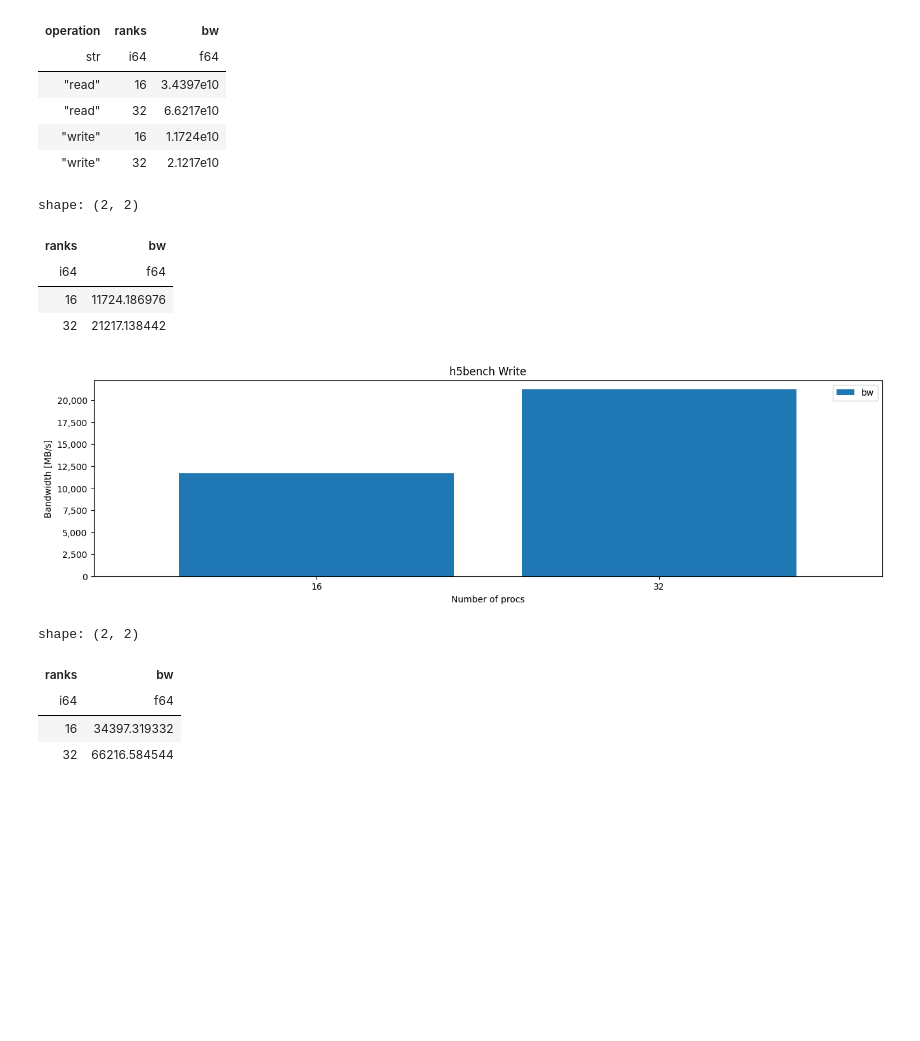
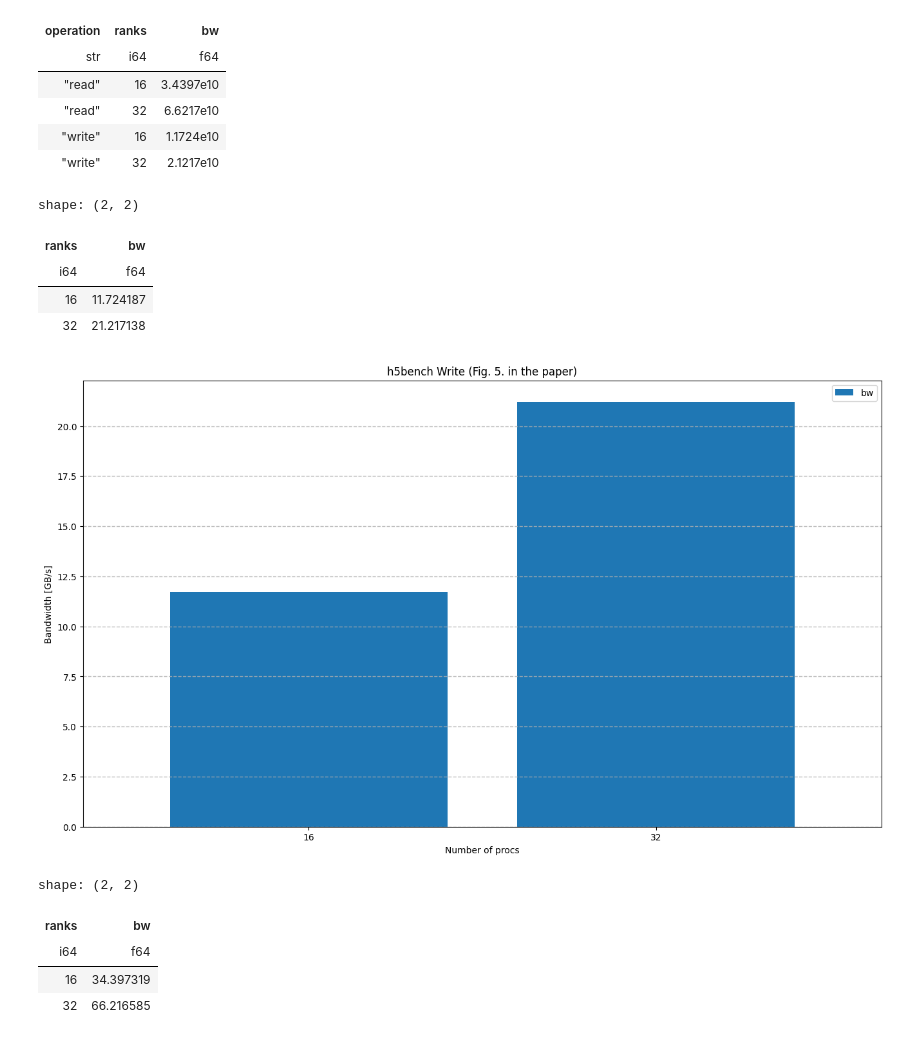
Before and after one commit to tsukuba-hpcs/peanuts-playground, a Jupyter notebook: src/h5bench.ipynb, the cells around one changed output. Drawn from its saved outputs; the diff is of its cells as text; code cells hidden in the pictures; blank space fills up the shorter version.

Commit message:
Improve graph plotting

```diff
--- a/src/h5bench.ipynb
+++ b/src/h5bench.ipynb
@@ -85,39 +85,40 @@ shape: (4, 3)
 | "write" | 32 | 2.1217e10 |
 # %%
 for ops in ["write", "read"]:
-    fig = plt.figure(figsize=(16, 4), dpi=100)
+    fig = plt.figure(figsize=(16, 9), dpi=100)
     fig.patch.set_alpha(1)
     ax = (
         df_plot
         .filter(pl.col("operation") == ops)
         .select("ranks", "bw")
-        .with_columns(bw=pl.col("bw") / 10**6)
+        .with_columns(bw=pl.col("bw") / 10**9)
         .pipe(lambda df: (display(df), df)[-1])
         .to_pandas()
         .set_index("ranks")
         .plot(
             ax=fig.add_subplot(),
             kind="bar",
             xlabel="Number of procs",
-            ylabel="Bandwidth [MB/s]",
+            ylabel="Bandwidth [GB/s]",
             legend=True,
             rot=0,
             width=0.8,
         )
 
     )
-    ax.set_title(f"h5bench {ops.capitalize()}")
-    ax.yaxis.set_major_formatter(FuncFormatter(comma_formatter))
+    ax.set_title(f"h5bench {ops.capitalize()} (Fig. 5. in the paper)")
+    # ax.yaxis.set_major_formatter(FuncFormatter(comma_formatter))
+    ax.grid(which = "major", axis = "y", alpha = 0.8, linestyle = "--", linewidth = 1)
     plt.show()
 # %% [output]
 shape: (2, 2)
 | ranks | bw |
 | i64 | f64 |
-| 16 | 11724.186976 |
-| 32 | 21217.138442 |
+| 16 | 11.724187 |
+| 32 | 21.217138 |
-[figure, old version]
+[figure, new version]
 shape: (2, 2)
 | ranks | bw |
 | i64 | f64 |
-| 16 | 34397.319332 |
-| 32 | 66216.584544 |
+| 16 | 34.397319 |
+| 32 | 66.216585 |
```
Also changed, not shown: parts of 1 cell of this notebook, 2 other files.
